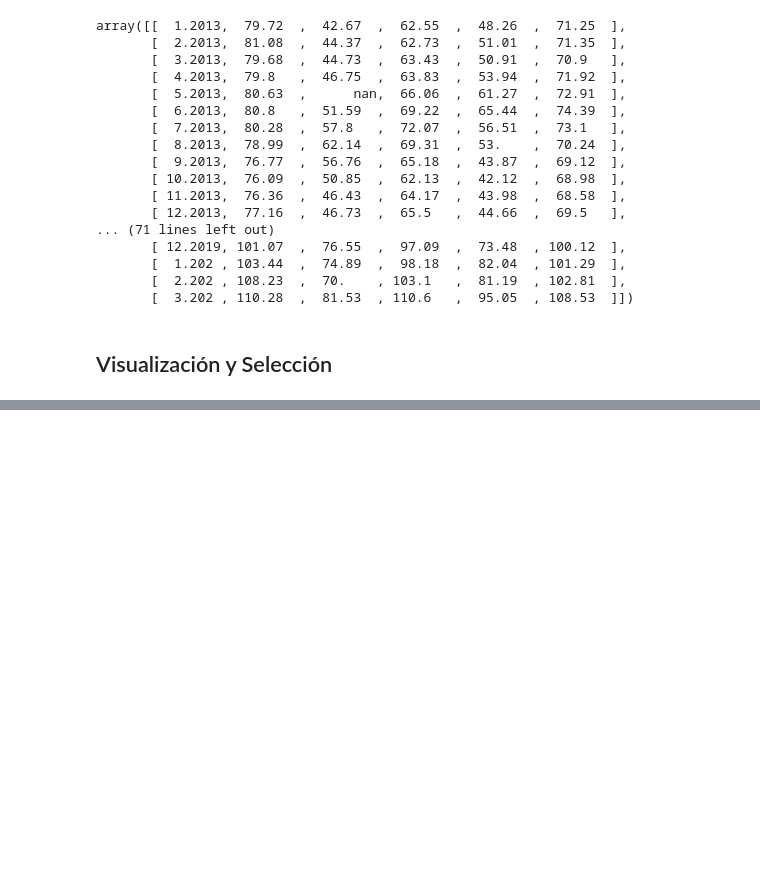
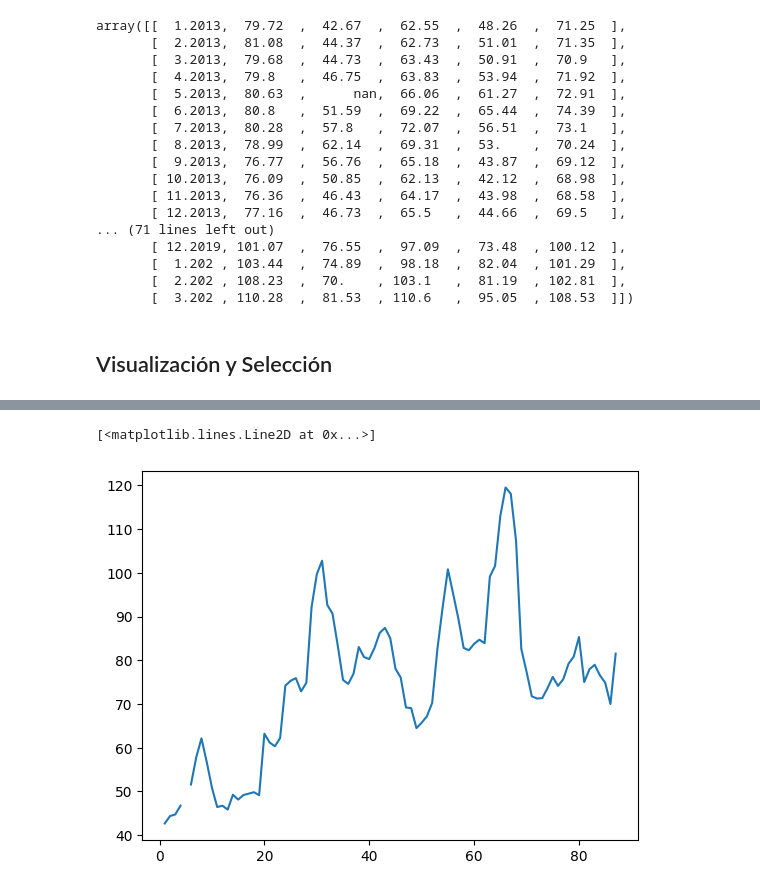
Before and after one commit to maximo-he/Numpy, a Jupyter notebook: Numpy.ipynb, the cells around one changed output, grey strips where cells are left out. Drawn from its saved outputs; the diff is of its cells as text; code cells hidden in the pictures; blank space fills up the shorter version.

```diff
--- a/Numpy.ipynb
+++ b/Numpy.ipynb
@@ -94,0 +167,5 @@ datos_transpuestos = datos.T
+# %%
+plt.plot(fechas,Kaliningrado)
+# %% [output]
+[<matplotlib.lines.Line2D at 0x...>]
+[figure, added]
```
Also changed, not shown: parts of 19 cells of this notebook.
